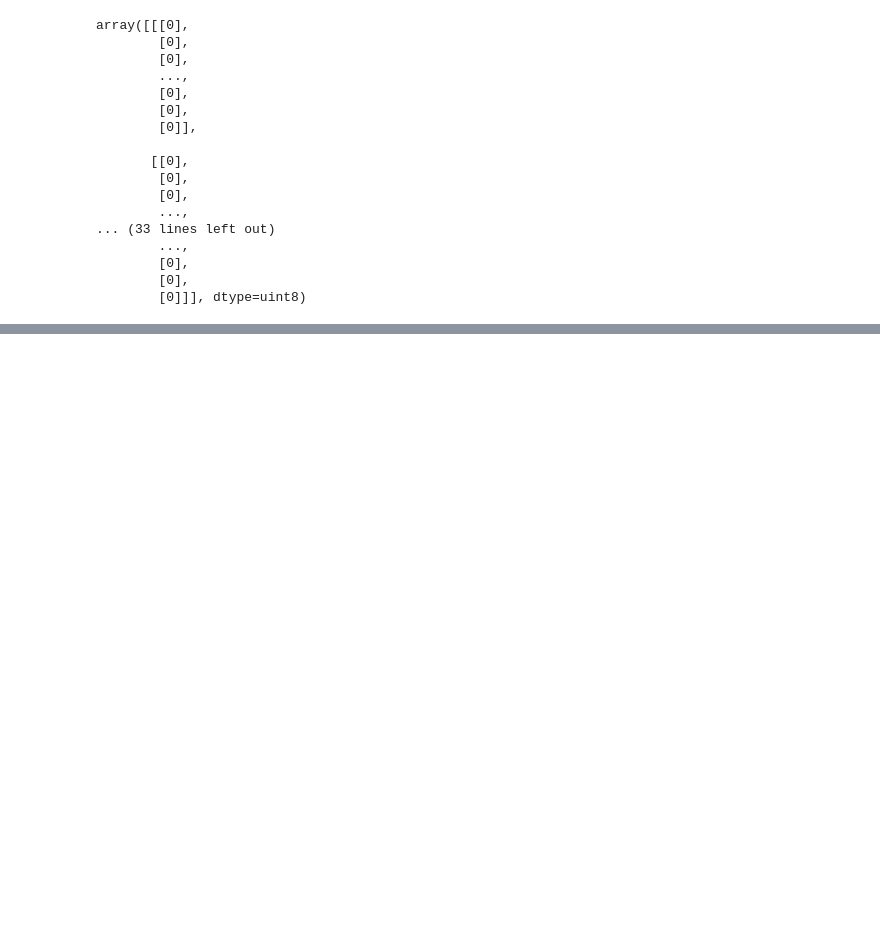
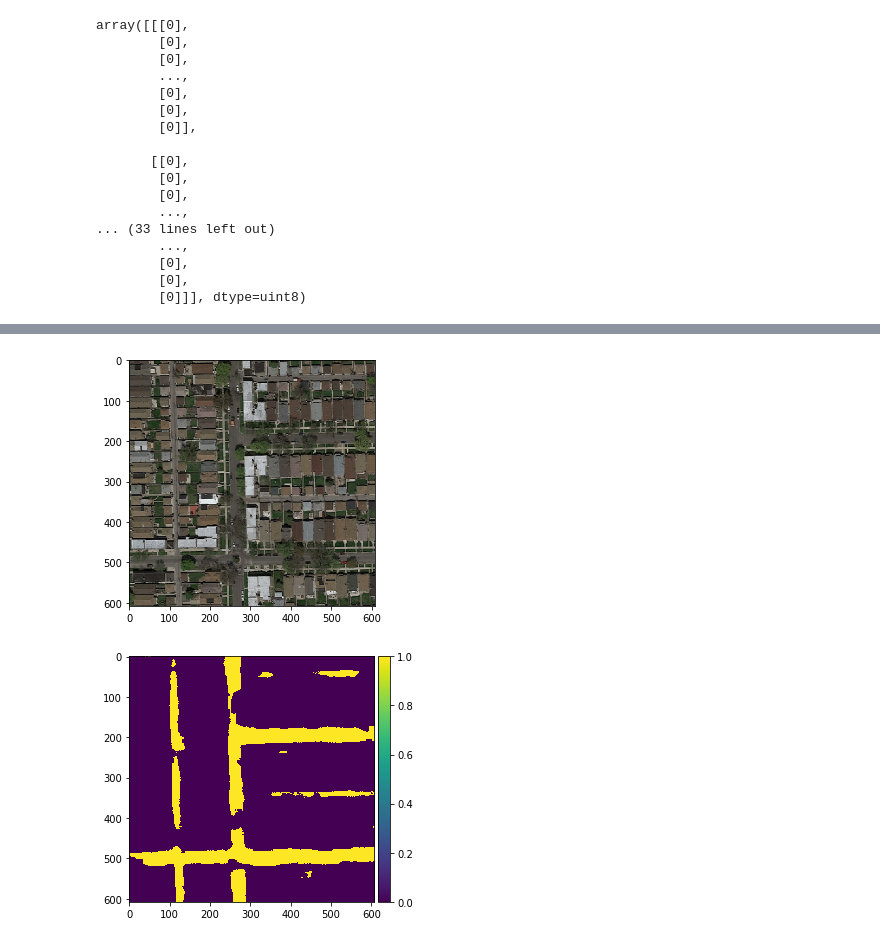
Before and after one commit to hellgheast/ML-Project2, a Jupyter notebook: Untitled.ipynb, the cells around one changed output, grey strips where cells are left out. Cells and saved outputs as stored; diff of their text form; code cells hidden in the pictures; blank space fills up the shorter version.

```diff
--- a/Untitled.ipynb
+++ b/Untitled.ipynb
@@ -89,7 +91,7 @@ root_dir = "data/training/"
 
 image_dir = root_dir + "images/"
 files = os.listdir(image_dir)
-n = min(40, len(files)) # Load maximum 20 images
+n = min(400, len(files)) # Load maximum 20 images
 print("Loading " + str(n) + " images")
 imgs = [load_image(image_dir + files[i]) for i in range(n)]
 print(files[0])
@@ -321,0 +330,7 @@ plt.show()
+# %%
+test_path = "data/test_set_images/"
+files = os.listdir(test_path)
+print("Loading " + str(len(files)) + " images")
+imgs = [load_image(test_path + files[i] + "/" + files[i] + ".png") for i in range(len(files))]
+print(files[0])
+print(imgs[0])
@@ -321,0 +355,26 @@ plt.show()
+# %%
+X_test = np.zeros((50, 400, 400, 3), dtype=np.uint8)
+for i in range(50):
+    img = resize(imgs[i], (IMG_HEIGHT, IMG_WIDTH), mode='constant', preserve_range=True)
+    X_test[i] = img
+preds_test = model.predict(X_test, verbose=1)
+preds_test_t = (preds_test > 0.5).astype(np.uint8)
+# %%
+X_test_s = np.zeros((50, 608, 608, 3), dtype=np.uint8)
+preds_test_t_s = np.zeros((50, 608, 608, 1), dtype=np.uint8)
+
+for i in range(50):
+    img = resize(X_test[i], (608, 608), mode='constant', preserve_range=True)
+    X_test_s[i] = img
+    img = resize(preds_test_t[i], (608, 608), mode='constant', preserve_range=True)
+    preds_test_t_s[i] = img
+# %%
+# Perform a sanity check on some random test samples
+ix = random.randint(0, len(preds_test_t_s))
+imshow(X_test_s[ix])
+plt.show()
+imshow(np.squeeze(preds_test_t_s[ix]))
+plt.show()
+# %% [output]
+[figure, added]
+[figure, added]
```
Also changed, not shown: parts of 18 cells of this notebook, 1 other file.
